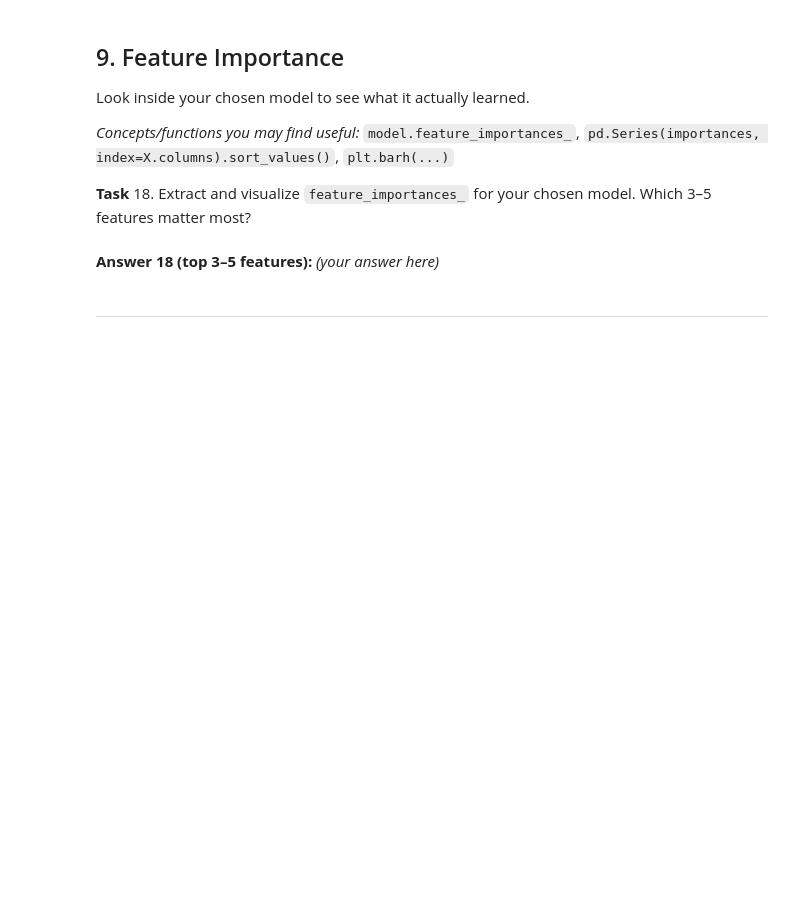
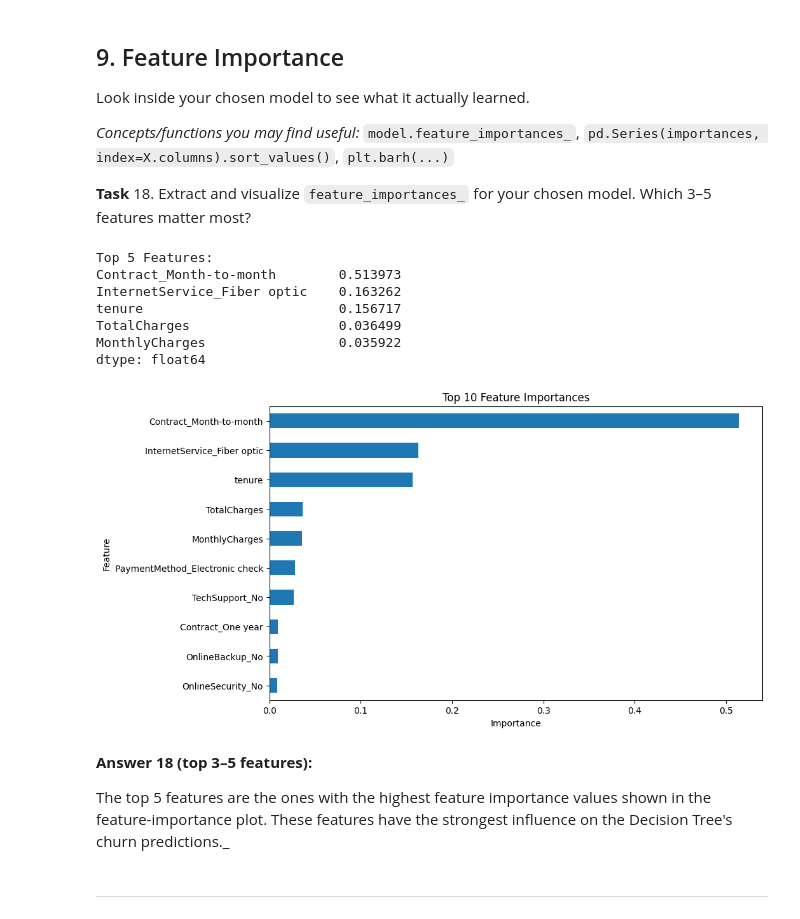
Before and after one commit to hussainwaseer/machine-learning-lab-3, a Jupyter notebook: Muhammad Hussain 023-24-0003 machine learning lab 3.ipynb, the cells around one changed output. Cells and saved outputs as stored; diff of their text form; code cells hidden in the pictures; blank space fills up the shorter version.

Commit message:
all tasks done

```diff
--- a/Muhammad Hussain 023-24-0003 machine learning lab 3.ipynb
+++ b/Muhammad Hussain 023-24-0003 machine learning lab 3.ipynb
@@ -481,6 +479,33 @@ Look inside your chosen model to see what it actually learned.
-# %% [markdown]
-**Answer 18 (top 3–5 features):**
-_(your answer here)_
+# %%
+# Task 18 — extract and visualize feature importances
+importances = pd.Series(
+    final_model.feature_importances_,
+    index=xTrain.columns
+).sort_values(ascending=False)
+
+print("Top 5 Features:")
+print(importances.head(5))
+
+plt.figure(figsize=(10, 6))
+importances.head(10).sort_values().plot(kind="barh")
+
+plt.xlabel("Importance")
+plt.ylabel("Feature")
+plt.title("Top 10 Feature Importances")
+plt.show()
+# %% [output]
+Top 5 Features:
+Contract_Month-to-month        0.513973
+InternetService_Fiber optic    0.163262
+tenure                         0.156717
+TotalCharges                   0.036499
+MonthlyCharges                 0.035922
+dtype: float64
+[figure, added]
+# %% [markdown]
+**Answer 18 (top 3–5 features):**
+
+The top 5 features are the ones with the highest feature importance values shown in the feature-importance plot. These features have the strongest influence on the Decision Tree's churn predictions._
 # %% [markdown]
 ---
 # %% [markdown]
```
Also changed, not shown: parts of 6 cells of this notebook.
